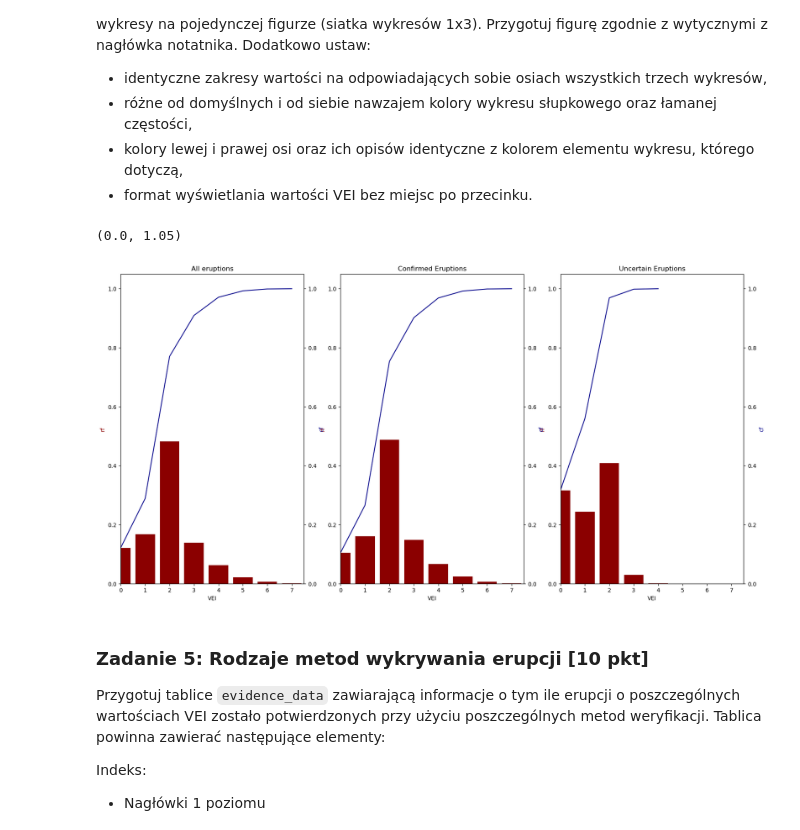
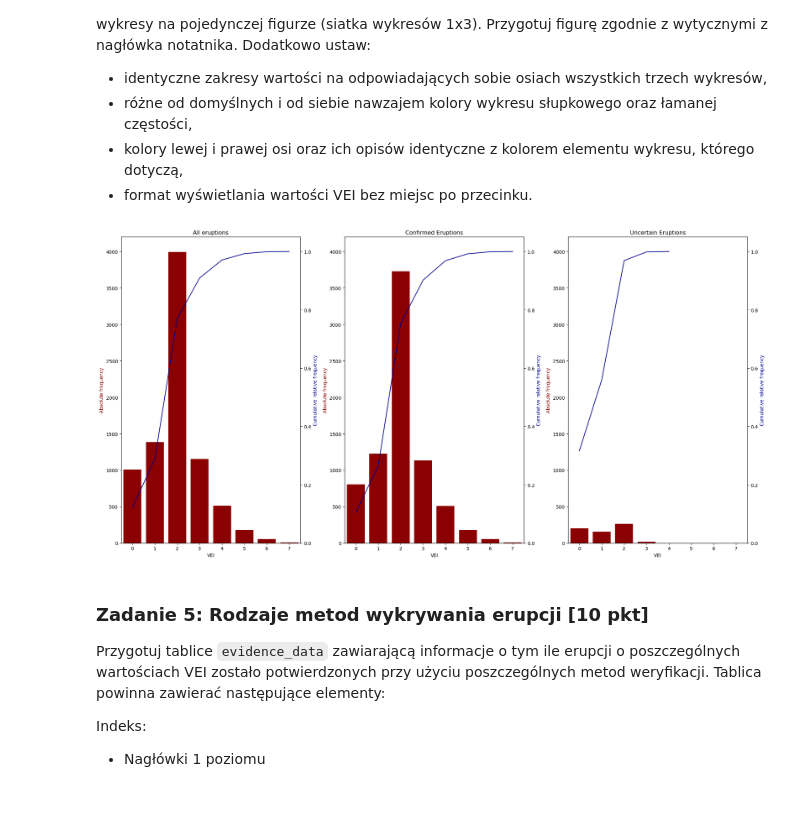
Before and after one commit to maahcin/PythonDataAnalysisAGH, a Jupyter notebook: ZZ01/ZZ01_CZ03.ipynb, the cells around one changed output. Drawn from its saved outputs; the diff is of its cells as text; code cells hidden in the pictures; blank space fills up the shorter version.

```diff
--- a/ZZ01/ZZ01_CZ03.ipynb
+++ b/ZZ01/ZZ01_CZ03.ipynb
@@ -140,46 +140,47 @@ Zwizualizuj dane z przygotowanych tablic za pomocą wykresów słupkowych zlicze
 # %%
 # YOUR CODE HERE
 fig, ax = plt.subplots(1, 3, figsize=(20, 10))
 fig.set_facecolor('white')
 
 ax[0].set_facecolor('white')
-ax[0].bar(vei_data.index, vei_data['All eruptions']['rf'], color='darkred')
+ax[0].bar(vei_data.index, vei_data['All eruptions']['f'], color='darkred')
 ax[0].set_title("All eruptions")
 ax[0].set_xlabel('VEI')
-ax[0].set_xlim(0, 7.5)
-ax[0].set_ylim(0, 1.05)
-ax[0].set_ylabel('rf', color='darkred')
+ax[0].set_xlim(-0.5, 7.5)
+ax[0].set_ylim(0, 4200)
+ax[0].set_ylabel('Absolute frequency', color='darkred')
 ax0_twinx = ax[0].twinx()
 ax0_twinx.plot(vei_data.index, vei_data['All eruptions']['crf'], color='darkblue')
-ax0_twinx.set_ylabel('cf', color='darkblue')
+ax0_twinx.set_ylabel('Cumulative relative frequency', color='darkblue')
 ax0_twinx.set_ylim(0, 1.05)
 
 ax[1].set_facecolor('white')
-ax[1].bar(vei_data.index, vei_data['Confirmed Eruptions']['rf'], color='darkred')
+ax[1].bar(vei_data.index, vei_data['Confirmed Eruptions']['f'], color='darkred')
 ax[1].set_title("Confirmed Eruptions")
 ax[1].set_xlabel('VEI')
-ax[1].set_xlim(0, 7.5)
-ax[1].set_ylim(0, 1.05)
-ax[1].set_ylabel('rf', color='darkred')
+ax[1].set_xlim(-0.5, 7.5)
+ax[1].set_ylim(0, 4200)
+ax[1].set_ylabel('Absolute frequency', color='darkred')
 ax1_twinx = ax[1].twinx()
 ax1_twinx.plot(vei_data.index, vei_data['Confirmed Eruptions']['crf'], color='darkblue')
-ax1_twinx.set_ylabel('cf', color='darkblue')
+ax1_twinx.set_ylabel('Cumulative relative frequency', color='darkblue')
 ax1_twinx.set_ylim(0, 1.05)
 
 ax[2].set_facecolor('white')
-ax[2].bar(vei_data.index, vei_data['Uncertain Eruptions']['rf'], color='darkred')
+ax[2].bar(vei_data.index, vei_data['Uncertain Eruptions']['f'], color='darkred')
 ax[2].set_title("Uncertain Eruptions")
 ax[2].set_xlabel('VEI')
-ax[2].set_xlim(0, 7.5)
-ax[2].set_ylim(0, 1.05)
-ax[2].set_ylabel('rf', color='darkred')
+ax[2].set_xlim(-0.5, 7.5)
+ax[2].set_ylim(0, 4200)
+ax[2].set_ylabel('Absolute frequency', color='darkred')
 ax2_twinx = ax[2].twinx()
 ax2_twinx.plot(vei_data.index, vei_data['Uncertain Eruptions']['crf'], color='darkblue')
-ax2_twinx.set_ylabel('cf', color='darkblue')
+ax2_twinx.set_ylabel('Cumulative relative frequency', color='darkblue')
 ax2_twinx.set_ylim(0, 1.05)
+
+plt.tight_layout()
 # %% [output]
-(0.0, 1.05)
-[figure, old version]
+[figure, new version]
 # %% [markdown]
 ### Zadanie 5: Rodzaje metod wykrywania erupcji [10 pkt]
 
```
Also changed, not shown: 1 other file.
